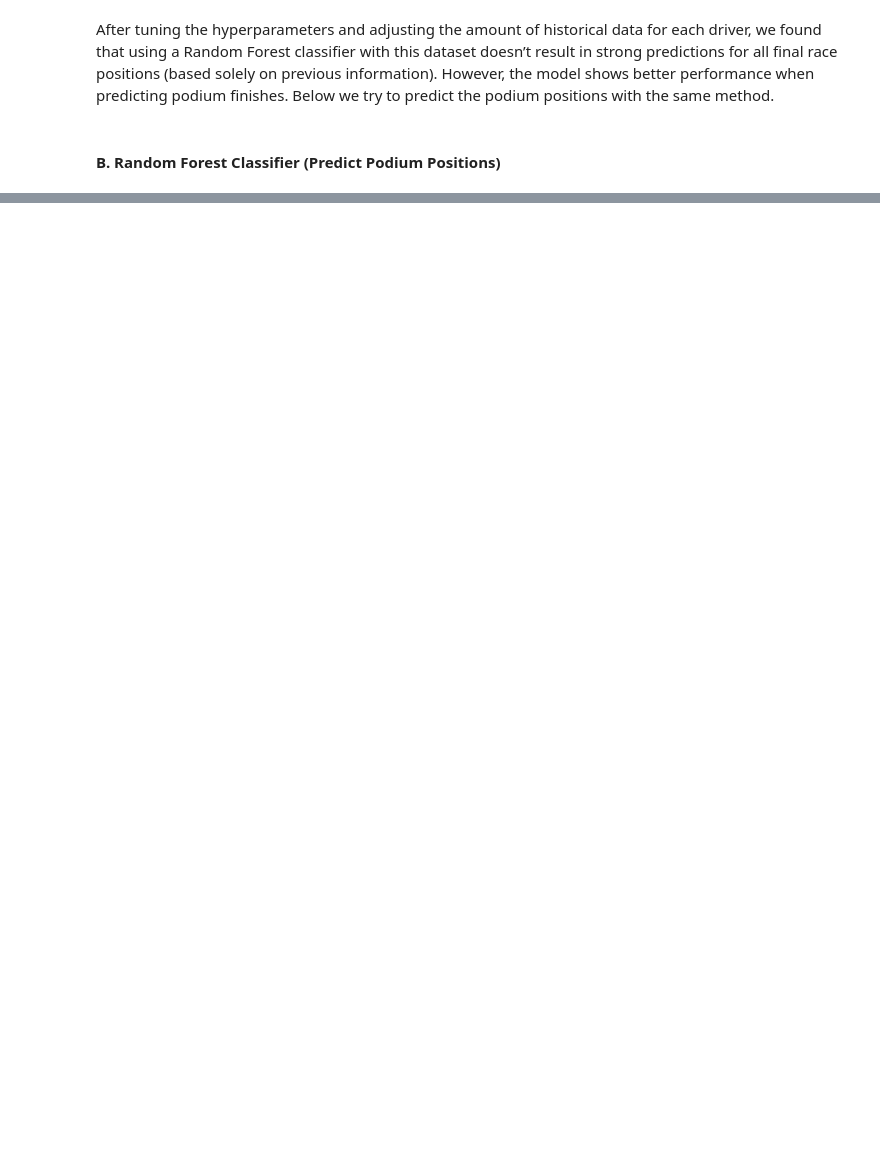
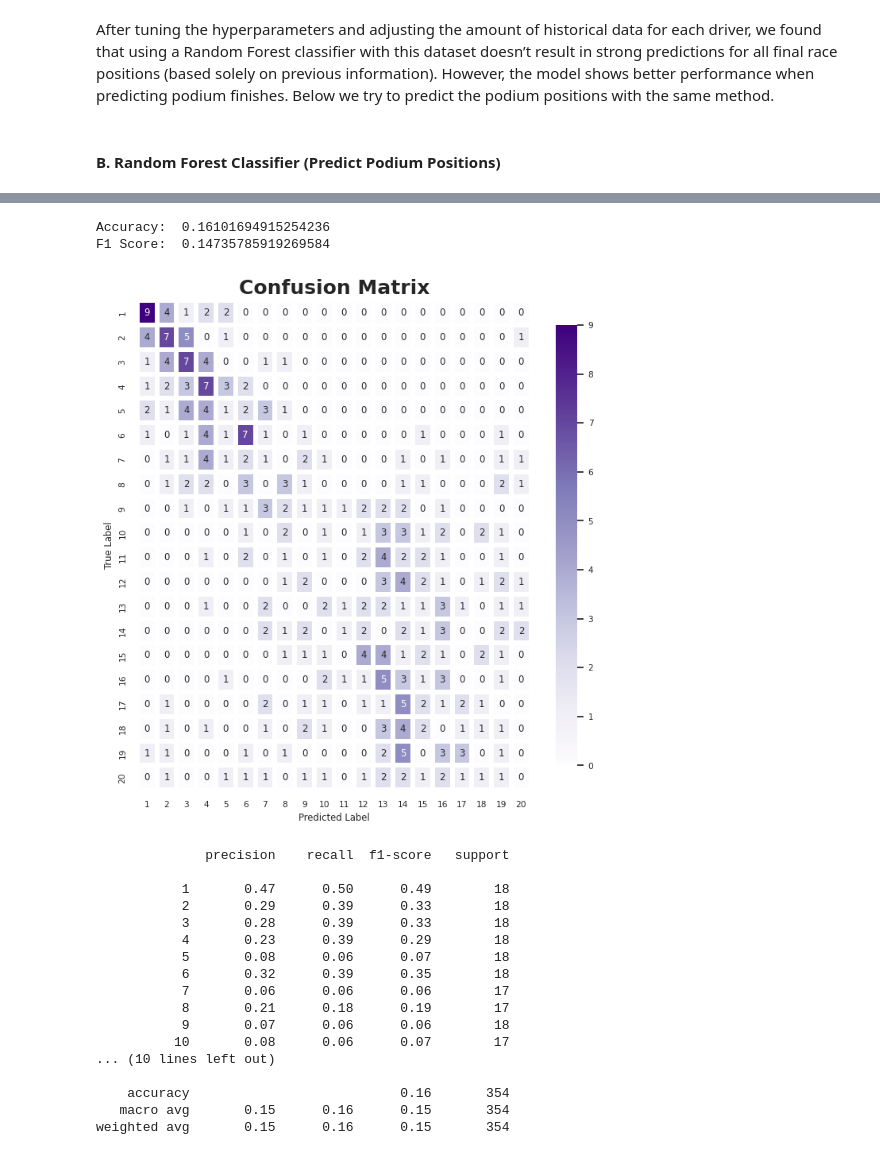
Before and after one commit to GabyCisnerosV/F1_NoName, a Jupyter notebook: 3_Model_1.ipynb, the cells around one changed output, grey strips where cells are left out. Cells and saved outputs as stored; diff of their text form; code cells hidden in the pictures; blank space fills up the shorter version.

```diff
--- a/3_Model_1.ipynb
+++ b/3_Model_1.ipynb
@@ -278,0 +413,59 @@ The results appear to be better; however, the metrics are misleading as the data
+# %%
+# CROSS VALIDATION AND HYPERPARAMETER TUNING
+# RESULTS SHOWN WITH PERSONALIZED FUNCTIONS
+skf = StratifiedKFold(n_splits=5, shuffle=True, random_state=1994) #K FOLD STRATIFIED TO HAVE SAME TARGET DISTRIBUTION IN ALL SPLITS
+model = XGBClassifier()
+
+scoring = {'accuracy': 'accuracy',
+           'f1_macro':'f1_macro'}
+
+param_grid = {
+    'booster':['gbtree','dart'],
+    'max_depth': [5,10],
+    'eta':[0.1,0.2,0.3],
+    # 'alpha':[0.1],
+    # 'lambda':[1],
+    # 'early_stopping_rounds':[1,2]
+    }
+
+grid_search = GridSearchCV(estimator=model, param_grid=param_grid,scoring=scoring, cv=skf, refit='accuracy', return_train_score=True)
+grid_search.fit(X, y)
+
+cv_results,best_model=F1_Modelling_Extra_Functions.grid_search_show_results(gs=grid_search,
+                                                                            X_df=X,
+                                                                            feature_importance_num_features=15,
+                                                                            figuresize=(15,5))
+# %%
+# Try model in test set
+y_pred = best_model.predict(X_test)
+
+# Metrics
+test_accuracy = accuracy_score(y_test+1, y_pred+1)
+test_f1 = f1_score(y_test+1, y_pred+1, average='macro')
+
+# Print the results
+print("Accuracy: ",test_accuracy)
+print("F1 Score: ",test_f1)
+
+F1_Modelling_Extra_Functions.classification_test_results(y_test+1,y_pred+1,figuresize=(8,8)) #confusion matrix and classification report
+# %% [output]
+Accuracy:  0.16101694915254236
+F1 Score:  0.14735785919269584
+[figure, added]
+              precision    recall  f1-score   support
+
+           1       0.47      0.50      0.49        18
+           2       0.29      0.39      0.33        18
+           3       0.28      0.39      0.33        18
+           4       0.23      0.39      0.29        18
+           5       0.08      0.06      0.07        18
+           6       0.32      0.39      0.35        18
+           7       0.06      0.06      0.06        17
+           8       0.21      0.18      0.19        17
+           9       0.07      0.06      0.06        18
+          10       0.08      0.06      0.07        17
+... (10 lines left out)
+
+    accuracy                           0.16       354
+   macro avg       0.15      0.16      0.15       354
+weighted avg       0.15      0.16      0.15       354
```
Also changed, not shown: parts of 23 cells of this notebook.
